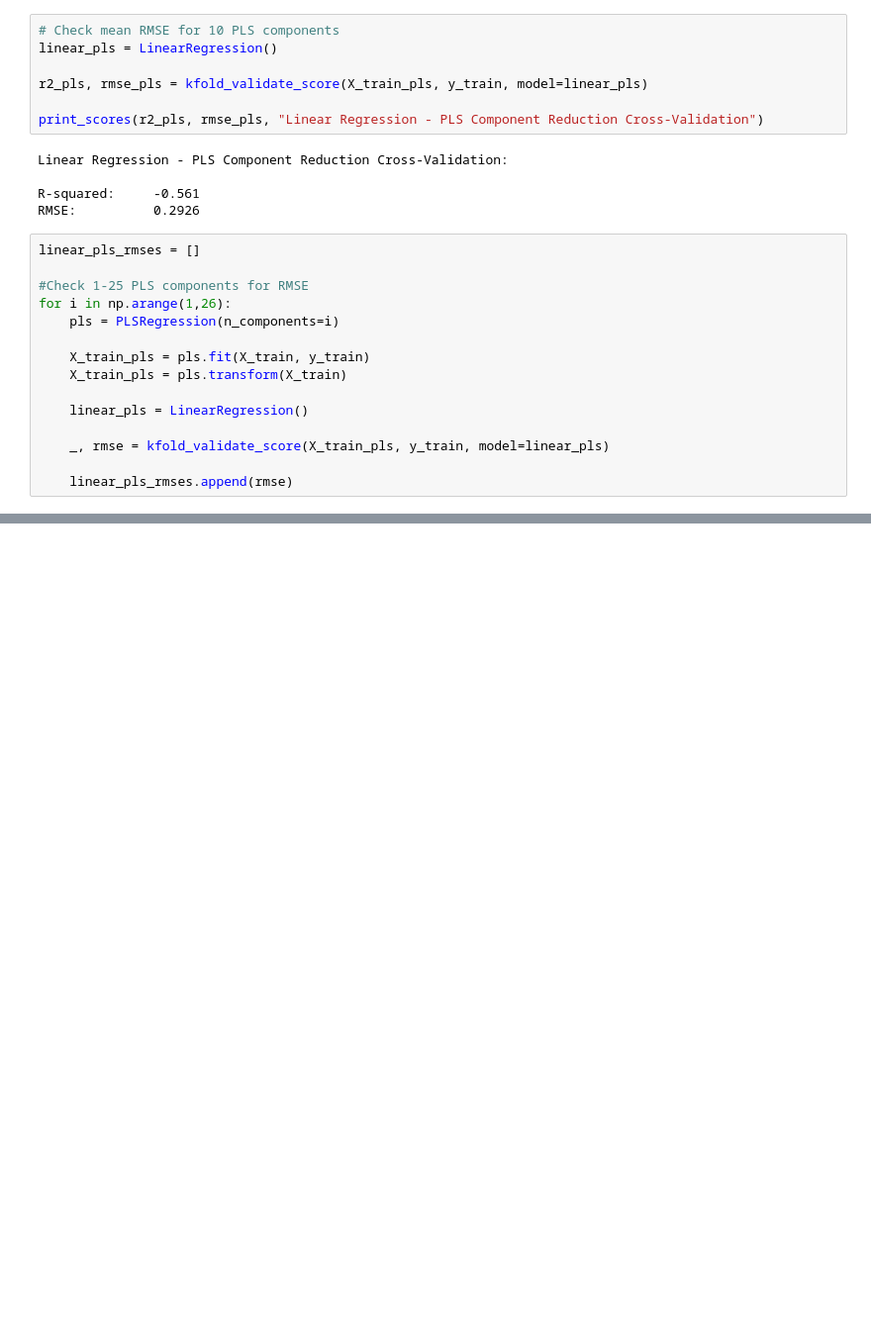
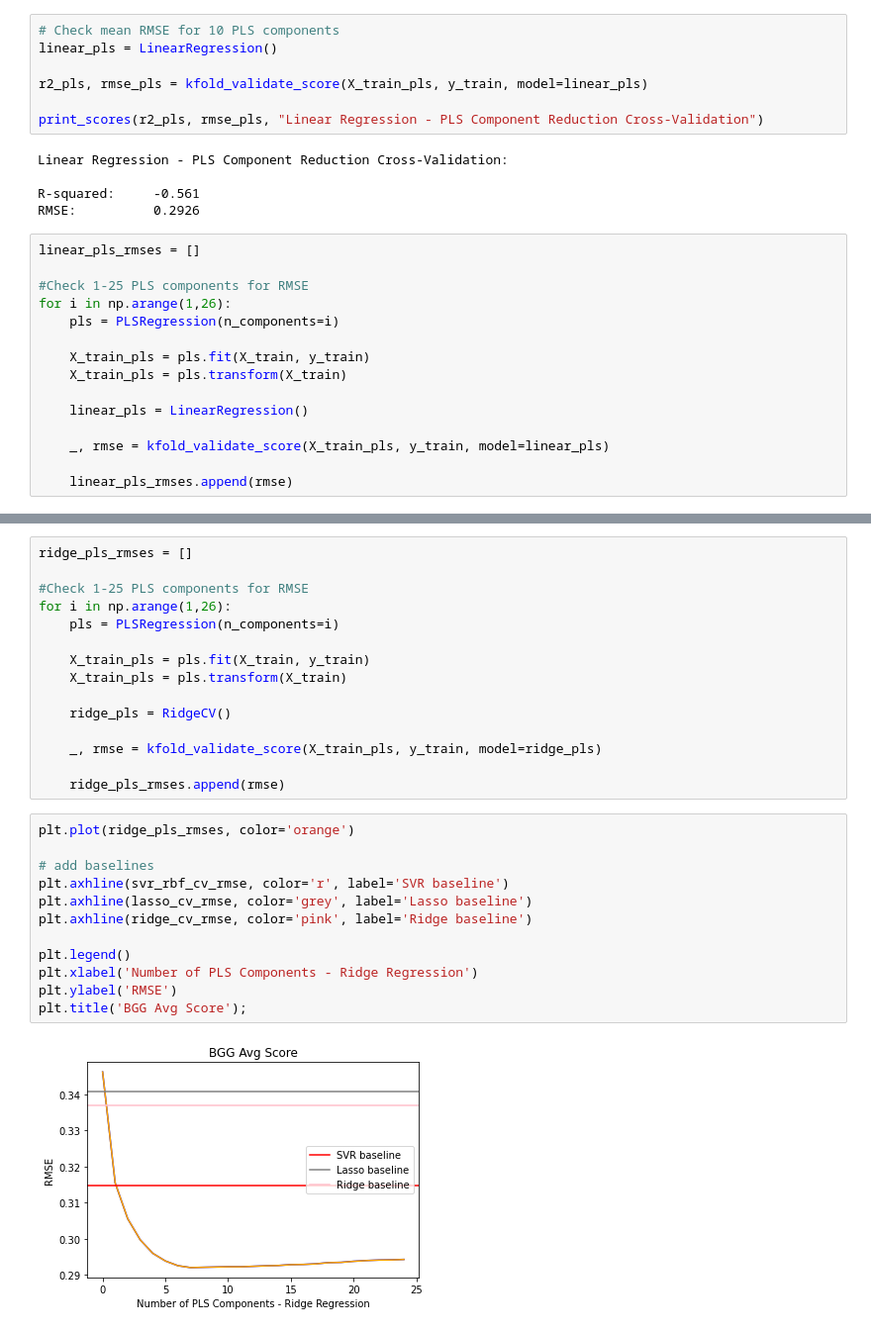
Before and after one commit to haddocksmack/bgg_ml, a Jupyter notebook: BGG_ML_clean.ipynb, the cells around one changed output, grey strips where cells are left out. Shown: that part at 99% size. Saved outputs shown, nothing was run; the diff lists cells and outputs as text; blank space fills up the shorter version.

Commit message:
Continue testing model parameters

```diff
--- a/BGG_ML_clean.ipynb
+++ b/BGG_ML_clean.ipynb
@@ -397,0 +404,29 @@ plt.title('BGG Avg Score');
+# %%
+ridge_pls_rmses = []
+
+#Check 1-25 PLS components for RMSE
+for i in np.arange(1,26):
+    pls = PLSRegression(n_components=i)
+
+    X_train_pls = pls.fit(X_train, y_train)
+    X_train_pls = pls.transform(X_train)
+
+    ridge_pls = RidgeCV()
+
+    _, rmse = kfold_validate_score(X_train_pls, y_train, model=ridge_pls)
+
+    ridge_pls_rmses.append(rmse)
+# %%
+plt.plot(ridge_pls_rmses, color='orange')
+
+# add baselines
+plt.axhline(svr_rbf_cv_rmse, color='r', label='SVR baseline')
+plt.axhline(lasso_cv_rmse, color='grey', label='Lasso baseline')
+plt.axhline(ridge_cv_rmse, color='pink', label='Ridge baseline')
+
+plt.legend()
+plt.xlabel('Number of PLS Components - Ridge Regression')
+plt.ylabel('RMSE')
+plt.title('BGG Avg Score');
+# %% [output]
+[figure, added]
```
Also changed, not shown: parts of 18 cells of this notebook.
